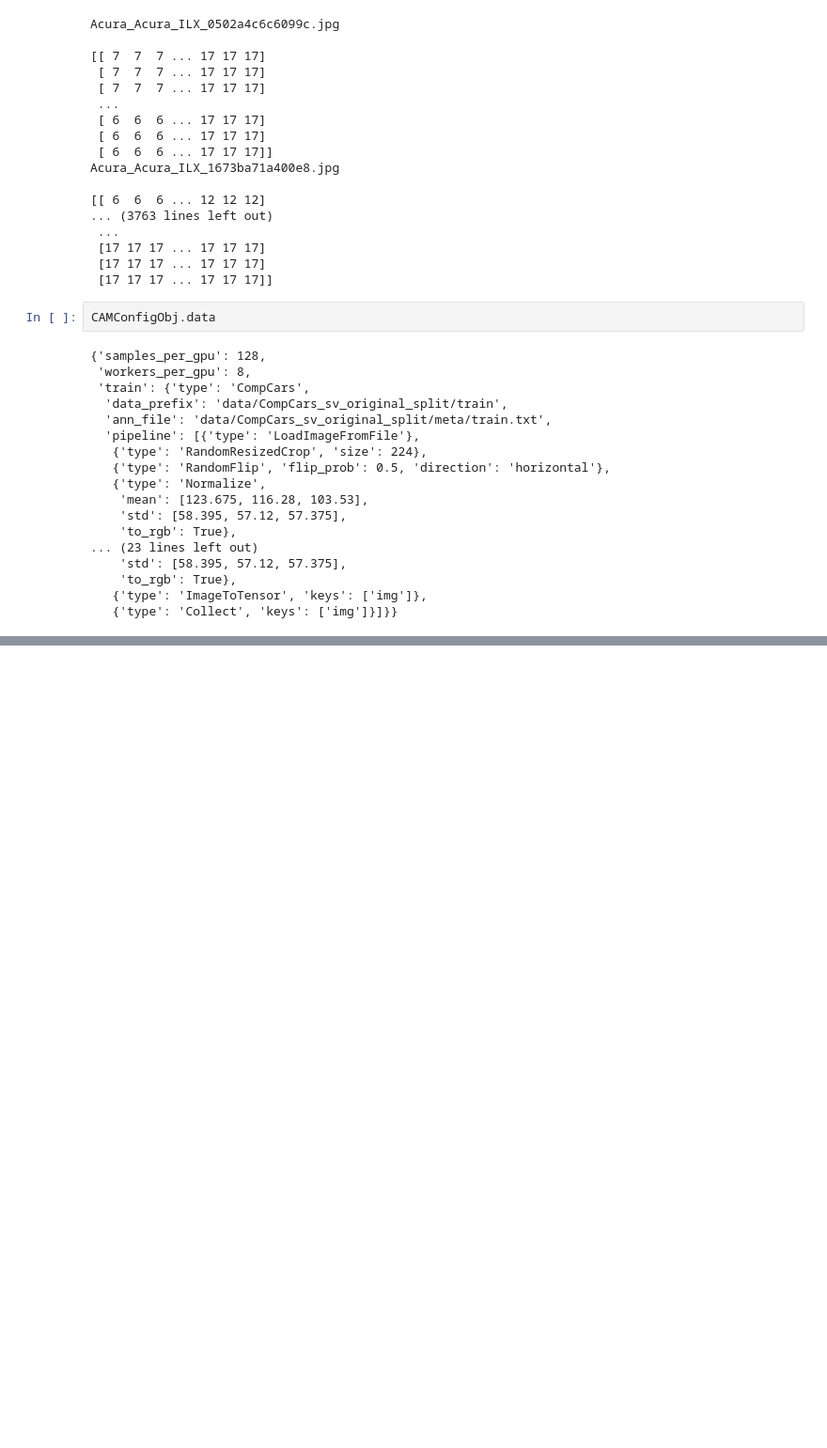
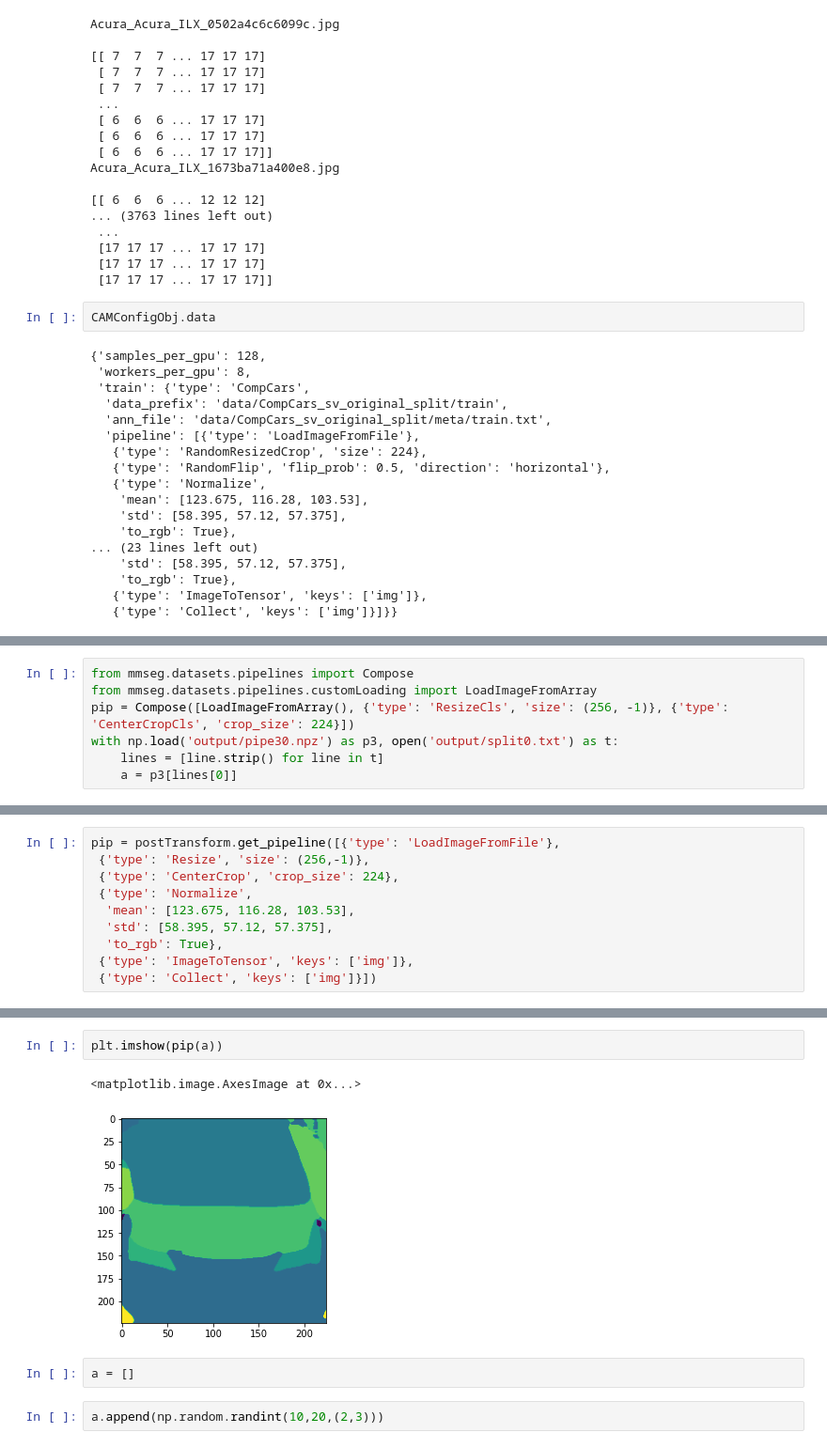
Before and after one commit to L1nusB/XAI-Vehicle-Classification, a Jupyter notebook: notebooks/SegmentationWork.ipynb, the cells around one changed output, grey strips where cells are left out. Shown at 94% size. Drawn from its saved outputs; the diff is of its cells as text; blank space fills up the shorter version.

```diff
--- a/notebooks/SegmentationWork.ipynb
+++ b/notebooks/SegmentationWork.ipynb
@@ -345,0 +383,7 @@ with np.load('output/raw0.npz') as r, np.load('output/pipe0.npz') as p, np.load(
+# %%
+from mmseg.datasets.pipelines import Compose
+from mmseg.datasets.pipelines.customLoading import LoadImageFromArray
+pip = Compose([LoadImageFromArray(), {'type': 'ResizeCls', 'size': (256, -1)}, {'type': 'CenterCropCls', 'crop_size': 224}])
+with np.load('output/pipe30.npz') as p3, open('output/split0.txt') as t:
+    lines = [line.strip() for line in t]
+    a = p3[lines[0]]
@@ -345,0 +402,10 @@ with np.load('output/raw0.npz') as r, np.load('output/pipe0.npz') as p, np.load(
+# %%
+pip = postTransform.get_pipeline([{'type': 'LoadImageFromFile'},
+ {'type': 'Resize', 'size': (256,-1)},
+ {'type': 'CenterCrop', 'crop_size': 224},
+ {'type': 'Normalize',
+  'mean': [123.675, 116.28, 103.53],
+  'std': [58.395, 57.12, 57.375],
+  'to_rgb': True},
+ {'type': 'ImageToTensor', 'keys': ['img']},
+ {'type': 'Collect', 'keys': ['img']}])
@@ -345,0 +440,9 @@ with np.load('output/raw0.npz') as r, np.load('output/pipe0.npz') as p, np.load(
+# %%
+plt.imshow(pip(a))
+# %% [output]
+<matplotlib.image.AxesImage at 0x...>
+[figure, added]
+# %%
+a = []
+# %%
+a.append(np.random.randint(10,20,(2,3)))
```
Also changed, not shown: parts of 17 cells of this notebook, 5 other files.
